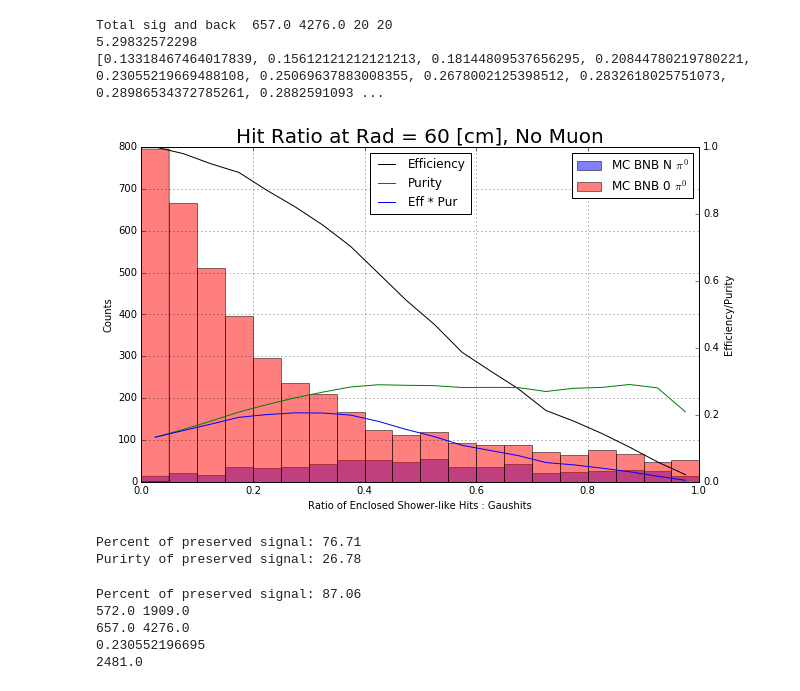
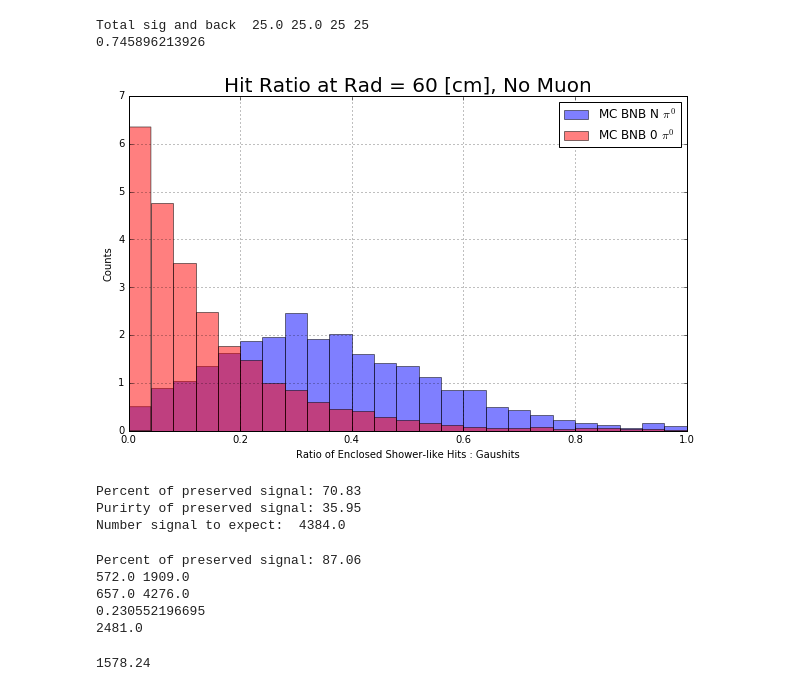
Before and after one commit to ahack379/ShowerTest, a Jupyter notebook: FindCutValue/mac/CosmicBNBFilterStudy.ipynb, the cells around one changed output. Drawn from its saved outputs; the diff is of its cells as text; code cells hidden in the pictures.

```diff
--- a/FindCutValue/mac/CosmicBNBFilterStudy.ipynb
+++ b/FindCutValue/mac/CosmicBNBFilterStudy.ipynb
@@ -9,8 +9,11 @@ import scipy.misc as smp
 # %%
 #f_s = TFile("dens_sel2_pi0.root","READ")
 #f_t = TFile("dens_sel2_trk.root","READ")
-f_s = TFile("dens_cosbnb_pi0_v1.root","READ")
-f_t = TFile("dens_cosbnb_trk_v1.root","READ")
+#f_s = TFile("dens_cosbnb_pi0_v1.root","READ")
+#f_t = TFile("dens_cosbnb_trk_v1.root","READ")
+
+f_s = TFile("dens_full_pi0_v2.root","READ")
+f_t = TFile("dens_full_trk_v2.root","READ")
 
 
 #V2 contains results from running first 3 python scriptfrom DC's area
@@ -34,12 +37,12 @@ for j in xrange(n_rads):
     for i in xrange(s_evts):
 
         getEvt = f_s.tree.GetEntry(i)
-        hits_sh.append(f_s.tree.hit_ratio_v[j])
+        hits_sh.append(f_s.tree.hits_per_r[j])
 
     for k in xrange(t_evts):
 
         getEvt = f_t.tree.GetEntry(k)
-        hits_tr.append(f_t.tree.hit_ratio_v[j])
+        hits_tr.append(f_t.tree.hits_per_r[j])
 
 hits_sh = np.array(hits_sh).reshape(n_rads,s_evts)
 hits_tr = np.array(hits_tr).reshape(n_rads,t_evts)
@@ -104,68 +107,67 @@ hit_sh_v = hits_sh
 hit_tr_v = hits_tr
 rad = rad_all
 
-bin_size = 0.05; min_edge = 0; max_edge = 1
+bin_size = 0.04; min_edge = 0; max_edge = 1
 N = (max_edge-min_edge)/bin_size; Nplus1 = N + 1
 bin_list = np.linspace(min_edge, max_edge, Nplus1)
 
 if True:
 
     if True:
         i =  11
-
+        norm = True
         #plt.subplot(display_dim+1,display_dim-1,i+1)
-        sig0, bins_s, _ = plt.hist(hit_sh_v[i],bins=bin_list,normed=False,facecolor='blue',alpha=0.5,
+        sig0, bins_s, _ = plt.hist(hit_sh_v[i],bins=bin_list,normed=norm,facecolor='blue',alpha=0.5,
                  label="MC BNB N $\pi^0$")
-        bkgd0, bins_b, _= plt.hist(hit_tr_v[i],bins=bin_list,normed=False,facecolor='red',alpha=0.5,
+        bkgd0, bins_b, _= plt.hist(hit_tr_v[i],bins=bin_list,normed=norm,facecolor='red',alpha=0.5,
                  label="MC BNB 0 $\pi^0$")
         plt.title("Hit Ratio at Rad = %d [cm], No Muon"%rad[i],size=20)
         plt.xlabel("Ratio of Enclosed Shower-like Hits : Gaushits")
         plt.ylabel("Counts")
         plt.legend(loc=0)
         #plt.yscale('log', nonposy='clip')
         plt.grid(True)
         s_tot = np.cumsum(sig0)[-1]
         b_tot = np.cumsum(bkgd0)[-1]
         print "Total sig and back ", s_tot, b_tot, len(sig0), len(bkgd0)
         print float(np.cumsum(bkgd0[1:])[-1])/s_tot
 
         eff = [ float(np.cumsum(sig0[i:])[-1])/s_tot for i in xrange(len(sig0)) ]
-        #pur = [ 1- float(np.cumsum(bkgd0[i:])[-1])/(b_tot+s_tot) for i in xrange(len(bkgd0)) ]
         pur = [ float(np.cumsum(sig0[i:])[-1])/(np.cumsum(sig0[i:])[-1] + np.cumsum(bkgd0[i:])[-1]) for i in xrange(len(bkgd0)) ]
-        print pur
+        #print pur
         bins_ss = [i+bin_size/2 for i in bins_s]
 
+        #plt.axvline(0.24)
+        #plt.axhline(y=1100,xmin=0,xmax=1)
         mult = [ eff[i] * pur[i] for i in xrange(len(eff)) ]
 
-        ax2 = plt.twinx()
-        plt.plot(bins_ss[:-1],eff,'k-',label="Efficiency")
-        plt.plot(bins_ss[:-1],pur,'g-',label="Purity")
-        plt.plot(bins_ss[:-1],mult,'b-',label="Eff * Pur")
-        ax2.set_ylabel('Efficiency/Purity', color='k')
-        ax2.legend(loc=9)
-        #ax2.legend(loc='center left', bbox_to_anchor=(1.15, 0.5))
-        #for tl in ax2.get_yticklabels():
-           #tl.set_color('r')
-        #ax2.set_ylim(0.2,0.28)
+
+        #ax2 = plt.twinx()
+        #plt.plot(bins_ss[:-1],eff,'ko',label="Efficiency")
+        #plt.plot(bins_ss[:-1],pur,'go',label="Purity")
+        #plt.plot(bins_ss[:-1],mult,'bo',label="Eff * Pur")
+        #ax2.set_ylabel('Efficiency/Purity', color='k')
+        #ax2.legend(loc=9)
+
 
     plt.show()
 # %% [output]
-Total sig and back  657.0 4276.0 20 20
-5.29832572298
-[0.13318467464017839, 0.15612121212121213, 0.18144809537656295, 0.20844780219780221, 0.23055219669488108, 0.25069637883008355, 0.2678002125398512, 0.2832618025751073, 0.28986534372785261, 0.2882591093 ...
+Total sig and back  25.0 25.0 25 25
+0.745896213926
-[figure, old version]
+[figure, new version]
 # %%
 cut = 6
 
 print "Percent of preserved signal: %.2f " % (np.cumsum(sig0[cut:])[-1] / np.cumsum(sig0)[-1] * 100)
-#print np.cumsum(sig0[cut:])[-1] , np.cumsum(bkgd0[cut:])[-1]
 #print np.cumsum(sig0)[-1] , np.cumsum(bkgd0)[-1]
 print "Purirty of preserved signal: %.2f " % \
 (100*np.cumsum(sig0[cut:])[-1] / ( np.cumsum(bkgd0[cut:])[-1] + np.cumsum(sig0[cut:])[-1] ))
 #print np.cumsum(sig0[cut:])[-1] + np.cumsum(bkgd0[cut:])[-1]
+print "Number signal to expect: ", np.cumsum(sig0[cut:])[-1] + np.cumsum(bkgd0[cut:])[-1]
 # %% [output]
-Percent of preserved signal: 76.71
-Purirty of preserved signal: 26.78
+Percent of preserved signal: 70.83
+Purirty of preserved signal: 35.95
+Number signal to expect:  4384.0
 # %%
 print "Percent of preserved signal: %.2f " % (np.cumsum(sig0[4:])[-1] / np.cumsum(sig0)[-1] * 100)
 print np.cumsum(sig0[4:])[-1] , np.cumsum(bkgd0[4:])[-1]
@@ -182,0 +183,4 @@ Percent of preserved signal: 87.06
+# %%
+4384 * 0.36
+# %% [output]
+1578.24
```
Also changed, not shown: parts of 4 cells of this notebook, 17 other files.
